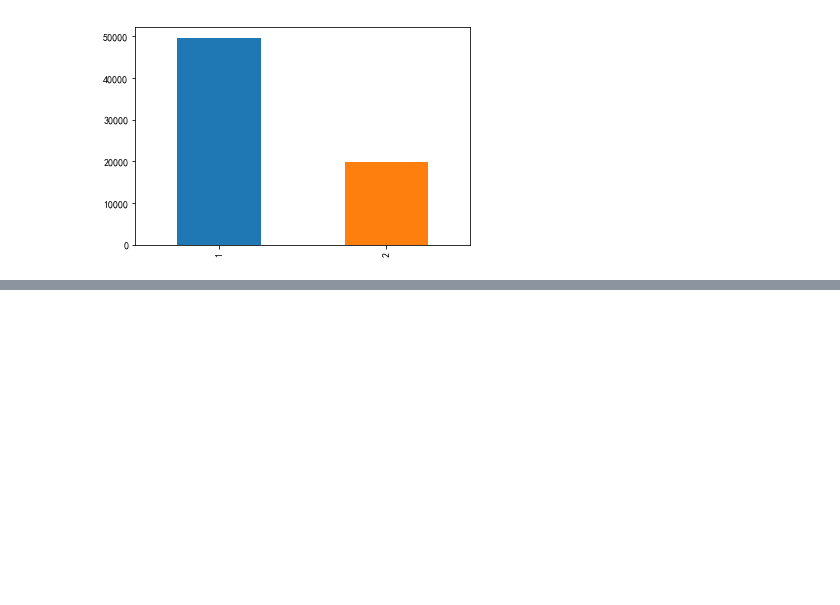
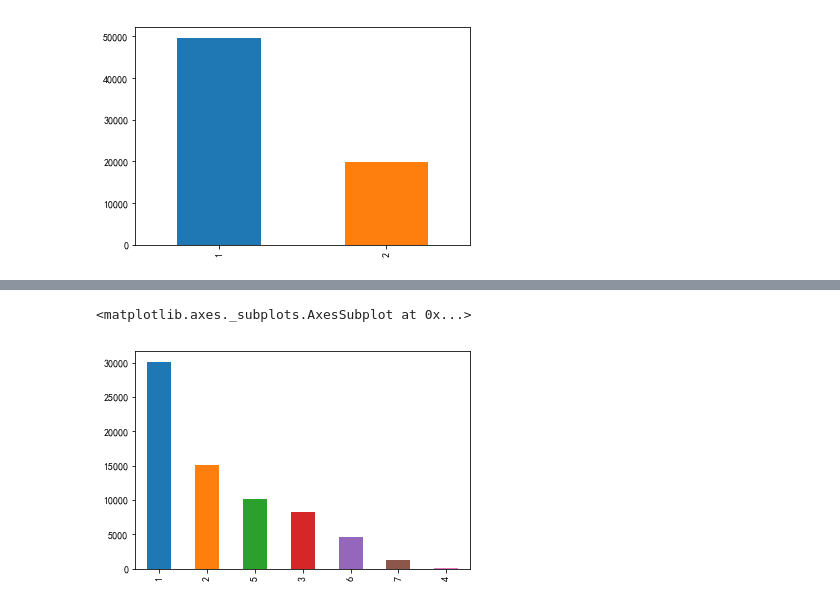
Before and after one commit to taipingeric/tbddd, a Jupyter notebook: EDA.ipynb, the cells around one changed output, grey strips where cells are left out. Saved outputs shown, nothing was run; the diff lists cells and outputs as text; code cells hidden in the pictures; blank space fills up the shorter version.

```diff
--- a/EDA.ipynb
+++ b/EDA.ipynb
@@ -486,0 +496,5 @@ df_claim['Driver\'s_Gender'].value_counts().plot(kind='bar')
+# %%
+df_claim['Driver\'s_Relationship_with_Insured'].value_counts().plot(kind='bar')
+# %% [output]
+<matplotlib.axes._subplots.AxesSubplot at 0x...>
+[figure, added]
```
Also changed, not shown: parts of 12 cells of this notebook.
